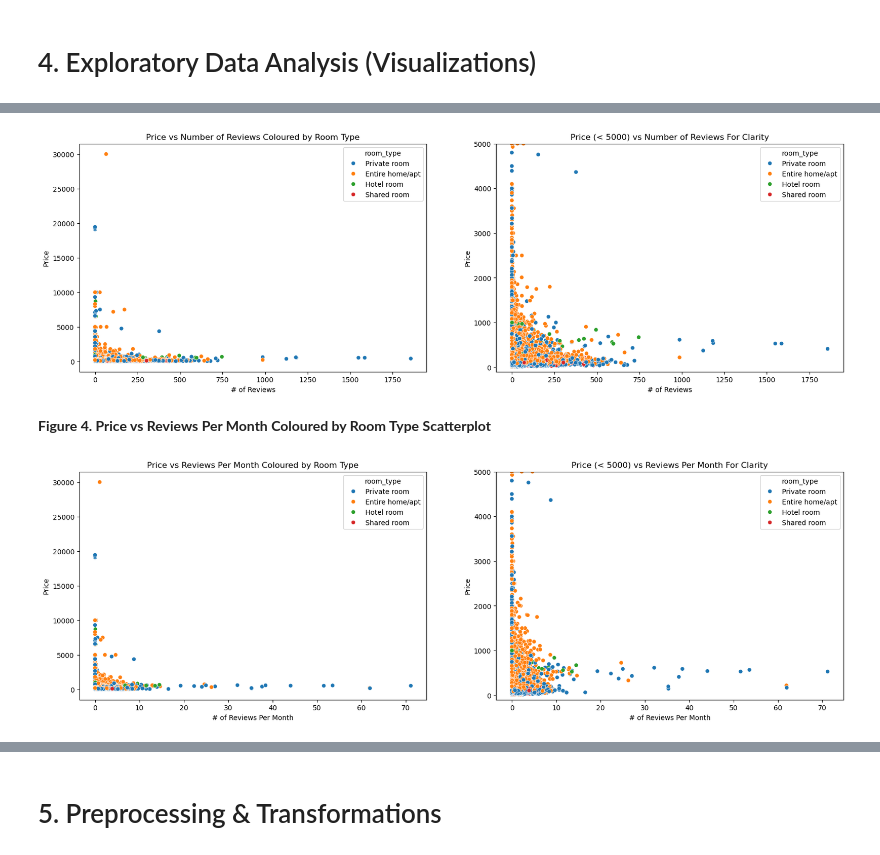
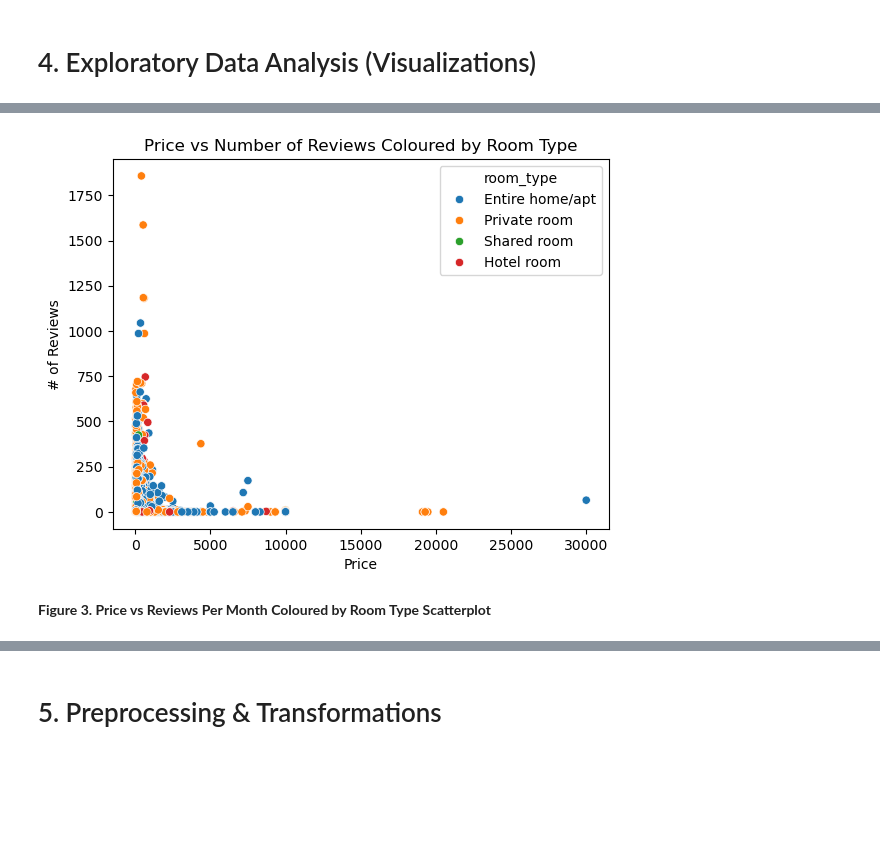
Before and after one commit to DSCI-310-2024/DSCI_310_Group_9_NY-airbnb-analysis, a Jupyter notebook: src/milestone_1.ipynb, the cells around one changed output, grey strips where cells are left out. Saved outputs shown, nothing was run; the diff lists cells and outputs as text; code cells hidden in the pictures; blank space fills up the shorter version.

```diff
--- a/src/milestone_1.ipynb
+++ b/src/milestone_1.ipynb
@@ -313,34 +303,10 @@ plt.show()
-# %%
-fig, ax = plt.subplots(nrows=1,ncols=2,figsize=(20, 6))
-
-sns.scatterplot(train_df, x = 'number_of_reviews', y='price', hue='room_type', ax=ax[0])
-ax[0].set_title("Price vs Number of Reviews Coloured by Room Type")
-ax[0].set(xlabel="# of Reviews", ylabel="Price")
-
-sns.scatterplot(train_df, x = 'number_of_reviews', y='price', hue='room_type', ax=ax[1])
-ax[1].set_title("Price (< 5000) vs Number of Reviews For Clarity")
-ax[1].set(xlabel="# of Reviews", ylabel="Price")
-ax[1].set_ylim(-100, 5000)
-
-fig.tight_layout
-plt.show()
-# %% [output]
-[figure, removed]
+# %%
+sns.scatterplot(train_df, x = 'price', y='number_of_reviews', hue='room_type')
+plt.title("Price vs Number of Reviews Coloured by Room Type")
+plt.xlabel("Price")
+plt.ylabel("# of Reviews")
+plt.show()
+# %% [output]
+[figure, added]
 # %% [markdown]
-**Figure 4. Price vs Reviews Per Month Coloured by Room Type Scatterplot**
+**Figure 3. Price vs Reviews Per Month Coloured by Room Type Scatterplot**
-# %%
-fig, ax = plt.subplots(nrows=1,ncols=2,figsize=(20, 6))
-
-sns.scatterplot(train_df, x = 'reviews_per_month', y='price', hue='room_type', ax=ax[0])
-ax[0].set_title("Price vs Reviews Per Month Coloured by Room Type")
-ax[0].set(xlabel="# of Reviews Per Month", ylabel="Price")
-
-sns.scatterplot(train_df, x = 'reviews_per_month', y='price', hue='room_type', ax=ax[1])
-ax[1].set_title("Price (< 5000) vs Reviews Per Month For Clarity")
-ax[1].set(xlabel="# of Reviews Per Month", ylabel="Price")
-ax[1].set_ylim(-100, 5000)
-
-fig.tight_layout
-plt.show()
-# %% [output]
-[figure, removed]
```
Also changed, not shown: parts of 28 cells of this notebook.
